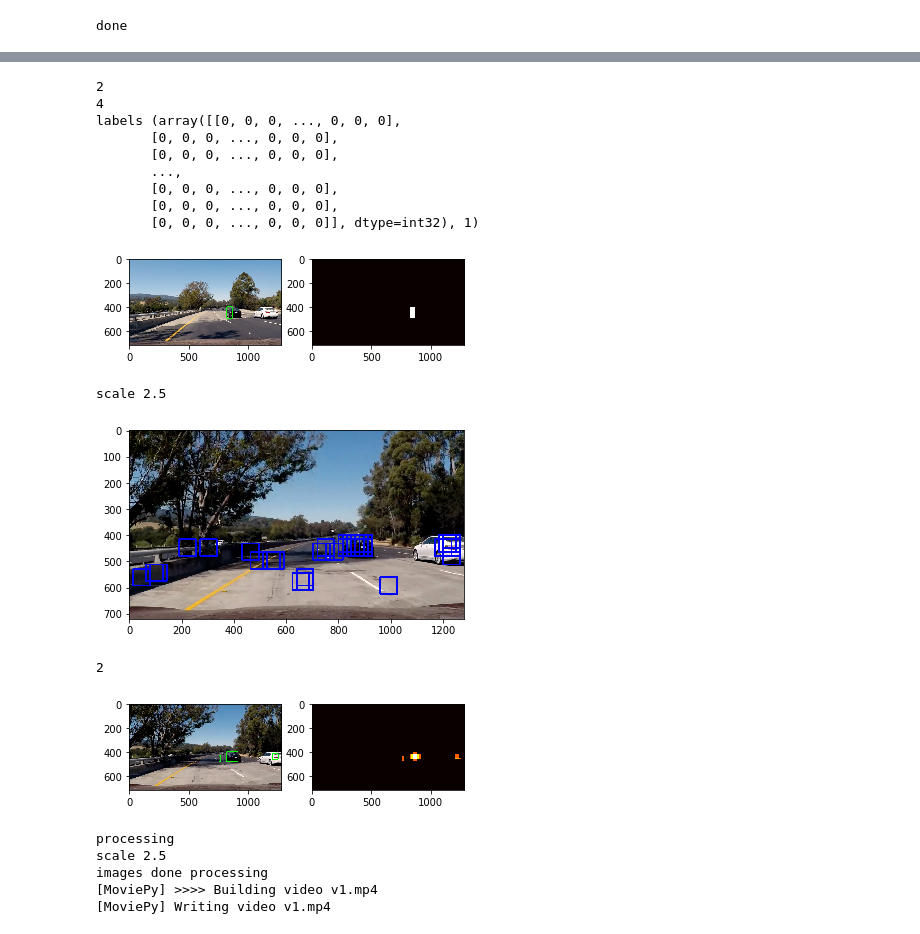
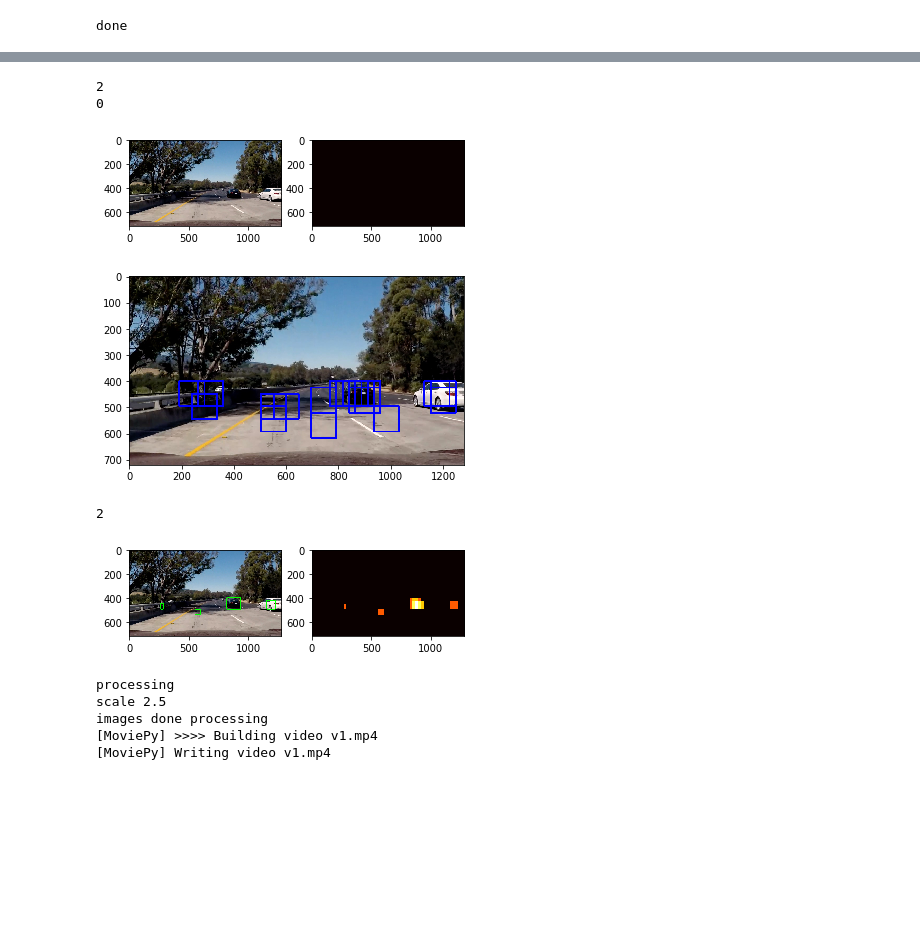
Before and after one commit to BingbingLai/carnd-project-5, a Jupyter notebook: object_detection_project.ipynb, the cells around one changed output, grey strips where cells are left out. Saved outputs shown, nothing was run; the diff lists cells and outputs as text; code cells hidden in the pictures; blank space fills up the shorter version.

```diff
--- a/object_detection_project.ipynb
+++ b/object_detection_project.ipynb
@@ -409,24 +384,10 @@ def draw_labeled_boxes(img, labels):
         cv2.rectangle(img, draw_box[0], draw_box[1], (0, 255, 0), 6)
     return img
 # %%
-
-color_space = 'YCrCb'
-orient = 11
-pix_per_cell = 8
-cell_per_block = 2
-hog_channel = "ALL"
-spatial_size = (16, 16)
-hist_bins = 16
-spatial_feat = True
-hist_feat = True
-hog_feat = True
-y_start_stop = [400, 656]
 
 
 
-
-
-test1 = test_imgs[0]
+test1 = test_imgs[5]
 test_image1 = test1.astype(np.float32)/255
 
 
@@ -451,6 +412,6 @@ plt.show()
 # %%
 
-test_heat = test_imgs[4]
+test_heat = test_imgs[0]
 heat_zeros = np.zeros_like(test_heat[:,:,0]).astype(np.float)
 box_list = hot_windows
 
@@ -472,33 +433,14 @@ plt.imshow(heatmap, cmap='hot')
 plt.show()
 # %% [output]
 2
-4
-labels (array([[0, 0, 0, ..., 0, 0, 0],
-       [0, 0, 0, ..., 0, 0, 0],
-       [0, 0, 0, ..., 0, 0, 0],
-       ...,
-       [0, 0, 0, ..., 0, 0, 0],
-       [0, 0, 0, ..., 0, 0, 0],
-       [0, 0, 0, ..., 0, 0, 0]], dtype=int32), 1)
+0
-[figure, old version]
+[figure, new version]
 # %%
 import random
 
-def find_cars(img, ystart, ystop, scale, svc, X_scaler, orient, pix_per_cell,
-              cell_per_block, spatial_size, hist_bins):
-    for s in [2.5,2,1.5]:
-        ret, windows = _find_cars(img, ystart, ystop, scale, svc, X_scaler, orient, pix_per_cell,
-              cell_per_block, spatial_size, hist_bins)
-
-        if len(windows) < 0:
-            continue
-        else:
-            print('scale', s)
-            return ret, windows
 
 
-
-def _find_cars(img, ystart, ystop, scale, svc, X_scaler, orient, pix_per_cell,
+def find_cars(img, ystart, ystop, scale, svc, X_scaler, orient, pix_per_cell,
               cell_per_block, spatial_size, hist_bins):
 
     copy_img = np.copy(img)
@@ -558,36 +500,35 @@ def _find_cars(img, ystart, ystop, scale, svc, X_scaler, orient, pix_per_cell,
             # (1,8460)
 
             # (4000, 4932)
 
             #ValueError: operands could not be broadcast together with shapes (1,8460) (4932,) (1,8460)
 
             stacked = np.hstack((spatial_features, hist_features, hog_features))
             # random.shuffle(stacked)
             test_features = X_scaler.transform(stacked.reshape(1, -1))
             test_prediction = svc.predict(test_features)
 
             if test_prediction == 1:
                 xbox_left = np.int(xleft*scale)
                 ytop_draw = np.int(ytop*scale)
                 win_draw = np.int(window*scale)
                 cv2.rectangle(copy_img, (xbox_left, ytop_draw+ystart), (xbox_left+win_draw, ytop_draw+win_draw+ystart),(0, 0, 255), 6)
                 img_boxes.append(([xbox_left, ytop_draw+ystart], [xbox_left+win_draw, ytop_draw+win_draw+ystart]))
 
     return copy_img, img_boxes
 
 
 
 
 ystart = 400
 ystop = 656
-scale = 1
+scale = 1.5
 
 out_img, imgboxes = find_cars(test_imgs[0], ystart, ystop, scale, svc, X_scaler, orient, pix_per_cell, cell_per_block, spatial_size, hist_bins)
 plt.imshow(out_img)
 plt.show()
 # %% [output]
-scale 2.5
-[figure, old version]
+[figure, new version]
 # %%
 from scipy.ndimage.measurements import label
 
@@ -616,7 +557,7 @@ heat_zeros = np.zeros_like(test_heat[:,:,0]).astype(np.float)
 box_list = imgboxes
 
 heat = add_heat(heat_zeros, box_list)
-heat_thresh = heatmap_threshold(heat, 3)
+heat_thresh = heatmap_threshold(heat, 2)
 
 heatmap = np.clip(heat_thresh, 0, 255)
 labels = label(heat_thresh)
@@ -631,7 +572,7 @@ plt.imshow(heatmap, cmap='hot')
 plt.show()
 # %% [output]
 2
-[figure, old version]
+[figure, new version]
 # %%
 def process_img(img):
     draw_img = np.copy(img)
```
Also changed, not shown: parts of 5 cells of this notebook.
